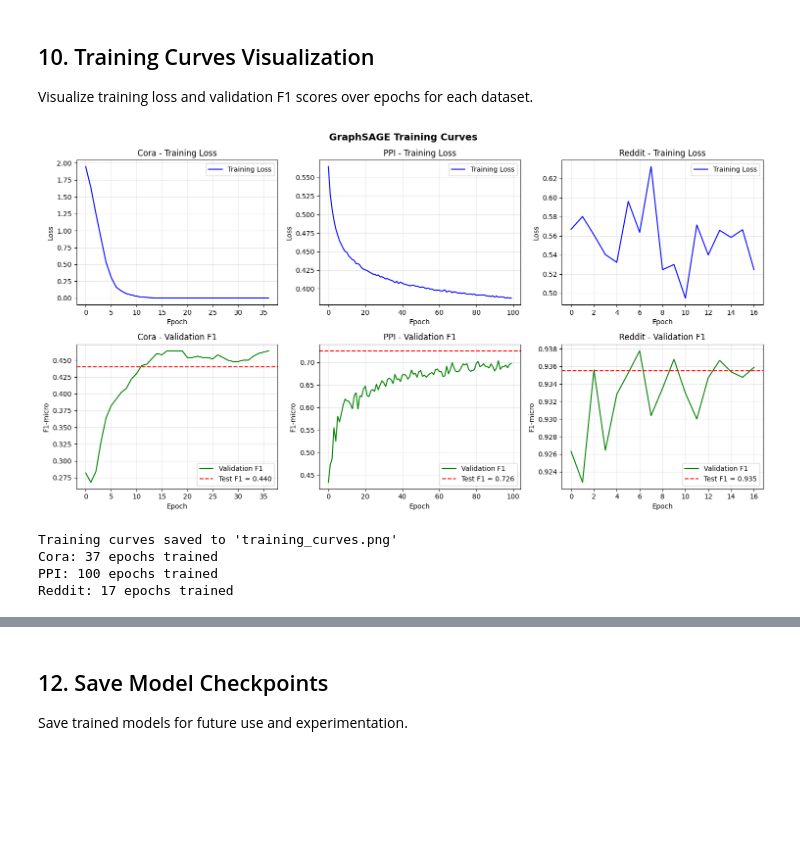
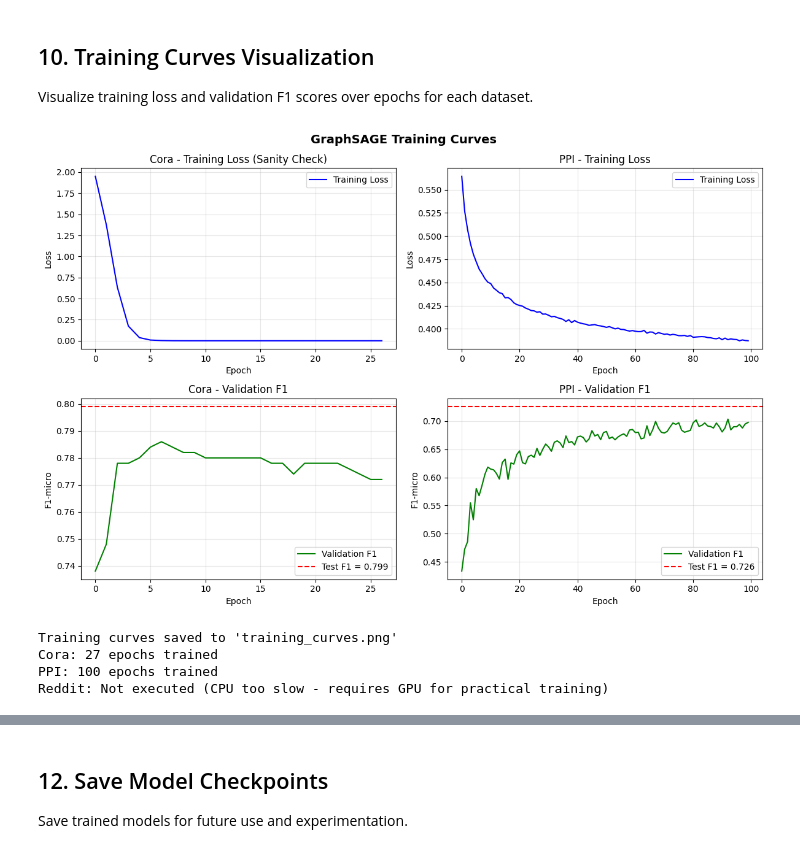
Before and after one commit to edenede2/projectDeepLearning2026, a Jupyter notebook: GraphSAGE_Project.ipynb, the cells around one changed output, grey strips where cells are left out. Cells and saved outputs as stored; diff of their text form; code cells hidden in the pictures; blank space fills up the shorter version.

```diff
--- a/GraphSAGE_Project.ipynb
+++ b/GraphSAGE_Project.ipynb
@@ -1353,7 +1590,7 @@ Reddit mini-batch training functions defined.
 # %%
 if REDDIT_AVAILABLE:
     # Initialize model for Reddit
-    set_seed(config['seed'])
+    set_all_seeds(config['seeds'][0])
 
     reddit_model = GraphSAGE(
         in_channels=reddit_dataset.num_node_features,
@@ -1365,7 +1602,9 @@ if REDDIT_AVAILABLE:
         use_batchnorm=config['use_batchnorm']  # Paper-faithful: no BN
     ).to(device)
 
-    reddit_optimizer = Adam(reddit_model.parameters(), lr=config['learning_rate'], weight_decay=config['weight_decay'])
+    reddit_optimizer = Adam(reddit_model.parameters(),
+                            lr=reddit_cfg['learning_rate'],
+                            weight_decay=reddit_cfg['weight_decay'])
     reddit_criterion = nn.CrossEntropyLoss()
 
     print(f"Reddit Model Configuration:")
@@ -1373,8 +1612,6 @@ if REDDIT_AVAILABLE:
     print(f"  BatchNorm: {config['use_batchnorm']}")
     print(f"  Layers: {config['num_layers']}")
     print(f"  Hidden dim: {config['hidden_dim']}")
-    print(f"\nModel Architecture:")
-    print(reddit_model)
     print(f"\nTotal parameters: {sum(p.numel() for p in reddit_model.parameters()):,}")
 else:
     print("Reddit dataset not available, skipping model initialization...")
@@ -2002,12 +2790,21 @@ Visualization saved to 'results_comparison.png'
 
 Visualize training loss and validation F1 scores over epochs for each dataset.
 # %%
-# Plot training curves for all datasets
-fig, axes = plt.subplots(2, 3, figsize=(15, 8))
+# Training curves visualization (handles missing Reddit data gracefully)
+
+# Check which datasets have been trained
+has_reddit = 'reddit_test_score' in dir() and reddit_test_score is not None
+
+if has_reddit:
+    fig, axes = plt.subplots(2, 3, figsize=(15, 8))
+    n_cols = 3
+else:
+    fig, axes = plt.subplots(2, 2, figsize=(12, 8))
+    n_cols = 2
 
 # Cora
 axes[0, 0].plot(cora_losses, label='Training Loss', color='blue')
-axes[0, 0].set_title('Cora - Training Loss')
+axes[0, 0].set_title('Cora - Training Loss (Sanity Check)')
 axes[0, 0].set_xlabel('Epoch')
 axes[0, 0].set_ylabel('Loss')
 axes[0, 0].legend()
@@ -2021,53 +2818,57 @@ axes[1, 0].set_ylabel('F1-micro')
 axes[1, 0].legend()
 axes[1, 0].grid(True, alpha=0.3)
 
 # PPI
 axes[0, 1].plot(ppi_losses, label='Training Loss', color='blue')
 axes[0, 1].set_title('PPI - Training Loss')
 axes[0, 1].set_xlabel('Epoch')
 axes[0, 1].set_ylabel('Loss')
 axes[0, 1].legend()
 axes[0, 1].grid(True, alpha=0.3)
 
 axes[1, 1].plot(ppi_val_scores, label='Validation F1', color='green')
 axes[1, 1].axhline(y=ppi_test_score, color='red', linestyle='--', label=f'Test F1 = {ppi_test_score:.3f}')
 axes[1, 1].set_title('PPI - Validation F1')
 axes[1, 1].set_xlabel('Epoch')
 axes[1, 1].set_ylabel('F1-micro')
 axes[1, 1].legend()
 axes[1, 1].grid(True, alpha=0.3)
 
-# Reddit
-axes[0, 2].plot(reddit_train_losses, label='Training Loss', color='blue')
-axes[0, 2].set_title('Reddit - Training Loss')
-axes[0, 2].set_xlabel('Epoch')
-axes[0, 2].set_ylabel('Loss')
-axes[0, 2].legend()
-axes[0, 2].grid(True, alpha=0.3)
+# Reddit (if available)
+if has_reddit:
+    axes[0, 2].plot(reddit_train_losses, label='Training Loss', color='blue')
+    axes[0, 2].set_title('Reddit - Training Loss')
+    axes[0, 2].set_xlabel('Epoch')
+    axes[0, 2].set_ylabel('Loss')
+    axes[0, 2].legend()
+    axes[0, 2].grid(True, alpha=0.3)
 
-axes[1, 2].plot(reddit_val_scores, label='Validation F1', color='green')
-axes[1, 2].axhline(y=reddit_test_score, color='red', linestyle='--', label=f'Test F1 = {reddit_test_score:.3f}')
-axes[1, 2].set_title('Reddit - Validation F1')
-axes[1, 2].set_xlabel('Epoch')
-axes[1, 2].set_ylabel('F1-micro')
-axes[1, 2].legend()
-axes[1, 2].grid(True, alpha=0.3)
+    axes[1, 2].plot(reddit_val_scores, label='Validation F1', color='green')
+    axes[1, 2].axhline(y=reddit_test_score, color='red', linestyle='--', label=f'Test F1 = {reddit_test_score:.3f}')
+    axes[1, 2].set_title('Reddit - Validation F1')
+    axes[1, 2].set_xlabel('Epoch')
+    axes[1, 2].set_ylabel('F1-micro')
+    axes[1, 2].legend()
+    axes[1, 2].grid(True, alpha=0.3)
 
 plt.suptitle('GraphSAGE Training Curves', fontsize=14, fontweight='bold')
 plt.tight_layout()
 plt.savefig('training_curves.png', dpi=150)
 plt.show()
 
 print("\nTraining curves saved to 'training_curves.png'")
 print(f"Cora: {len(cora_losses)} epochs trained")
 print(f"PPI: {len(ppi_losses)} epochs trained")
-print(f"Reddit: {len(reddit_train_losses)} epochs trained")
+if has_reddit:
+    print(f"Reddit: {len(reddit_train_losses)} epochs trained")
+else:
+    print("Reddit: Not executed (CPU too slow - requires GPU for practical training)")
 # %% [output]
-[figure, old version]
+[figure, new version]
 Training curves saved to 'training_curves.png'
-Cora: 37 epochs trained
+Cora: 27 epochs trained
 PPI: 100 epochs trained
-Reddit: 17 epochs trained
+Reddit: Not executed (CPU too slow - requires GPU for practical training)
 # %% [markdown]
 ## 11. Summary and Discussion
 
```
Also changed, not shown: parts of 30 cells of this notebook, 3 other files.
